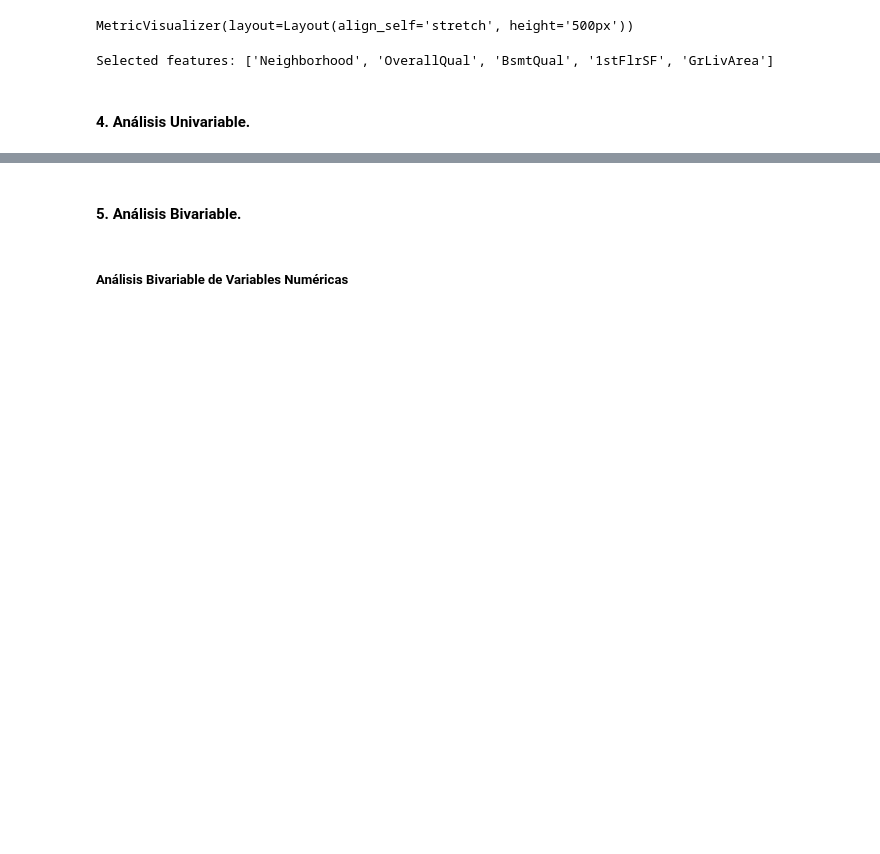
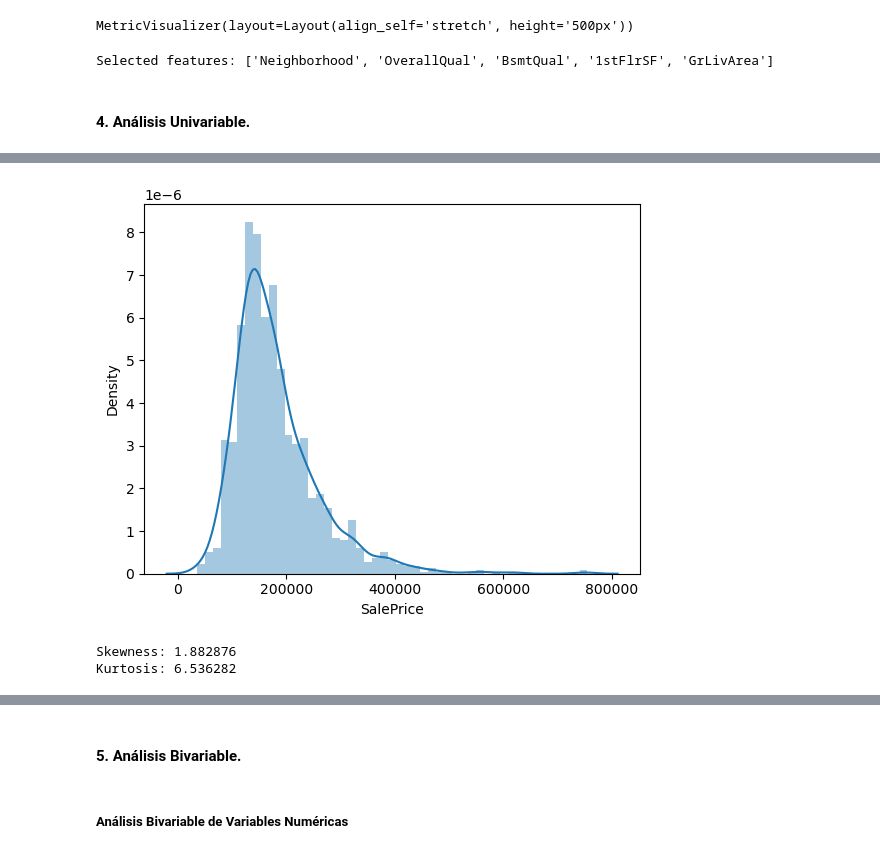
Before and after one commit to Grupo-A-Regression-and-Regularization/proyecto-1-regresion-avanzada, a Jupyter notebook: Proyecto - Regresión avanzada.ipynb, the cells around one changed output, grey strips where cells are left out. Saved outputs shown, nothing was run; the diff lists cells and outputs as text; code cells hidden in the pictures; blank space fills up the shorter version.

```diff
--- a/Proyecto - Regresión avanzada.ipynb
+++ b/Proyecto - Regresión avanzada.ipynb
@@ -533,0 +546,12 @@ Selected features: ['Neighborhood', 'OverallQual', 'BsmtQual', '1stFlrSF', 'GrLi
+# %%
+sns.distplot(data['SalePrice']);
+# %% [output]
+[figure, added]
+# %%
+# Asimetría y curtosis:
+
+print("Skewness: %f" % data['SalePrice'].skew())
+print("Kurtosis: %f" % data['SalePrice'].kurt())
+# %% [output]
+Skewness: 1.882876
+Kurtosis: 6.536282
```
Also changed, not shown: parts of 6 cells of this notebook.
